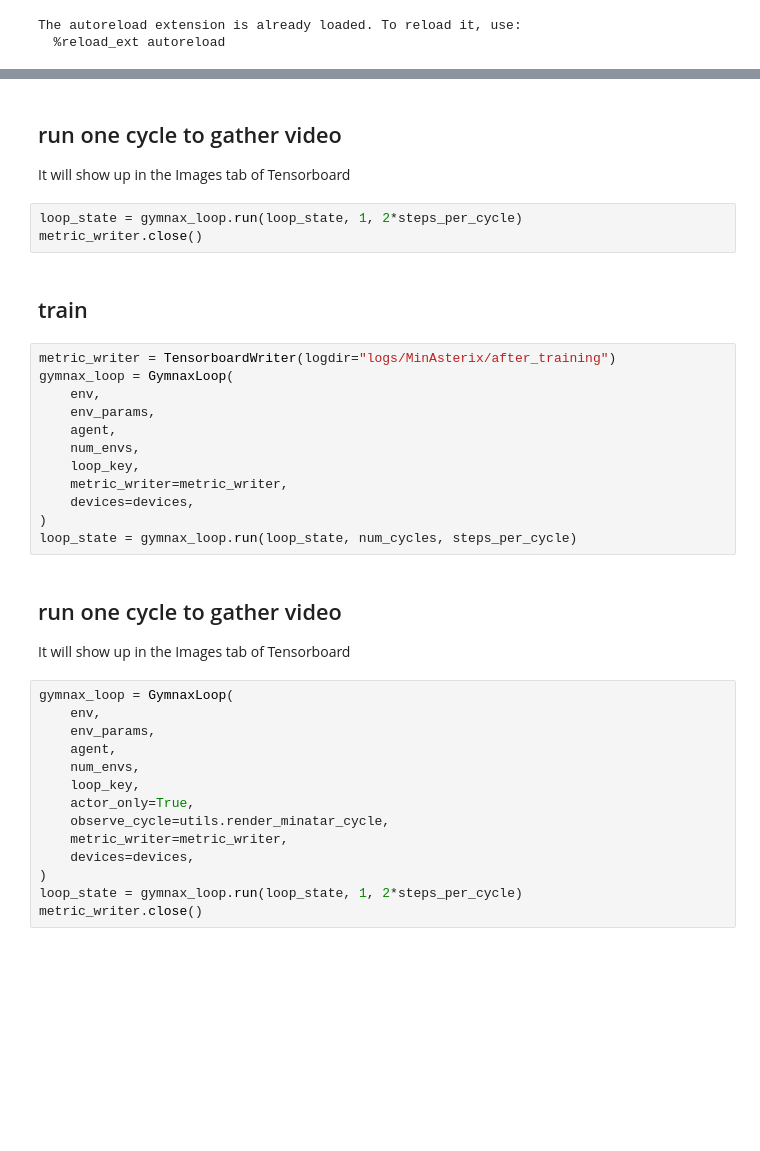
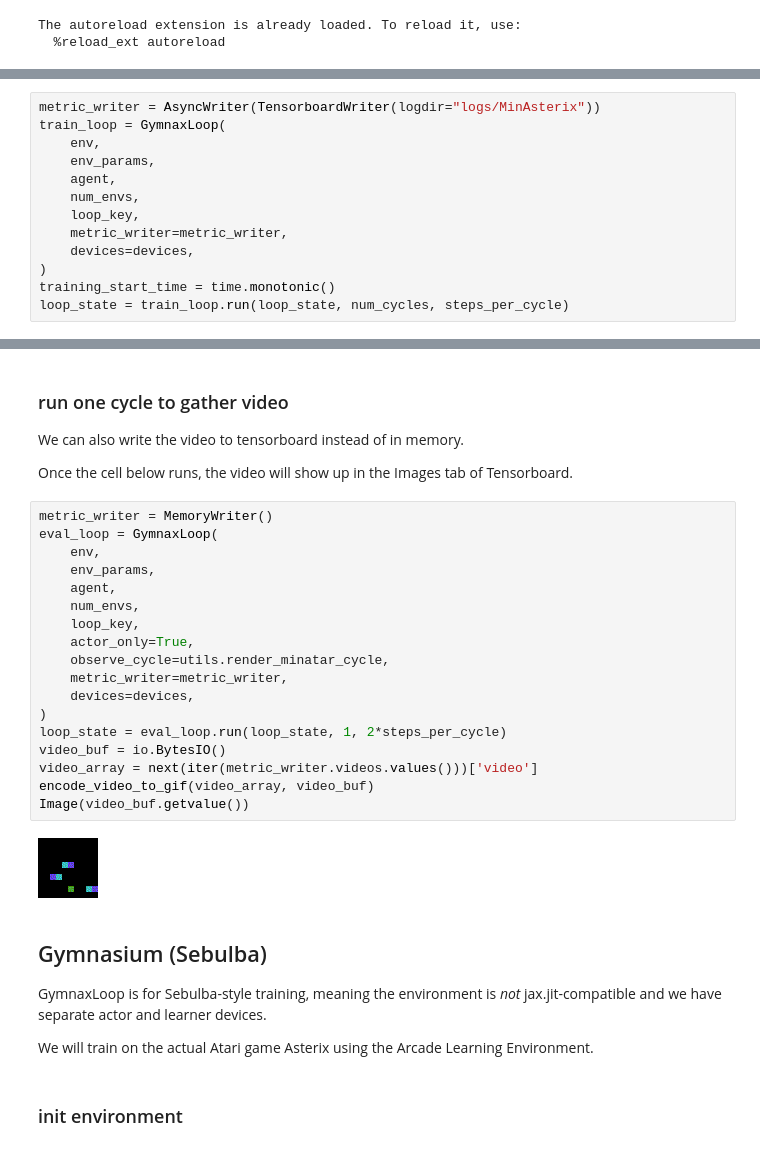
Before and after one commit to garymm/earl, a Jupyter notebook: earl/agents/r2d2/run_asterix.ipynb, the cells around one changed output, grey strips where cells are left out. Saved outputs shown, nothing was run; the diff lists cells and outputs as text; blank space fills up the shorter version.

```diff
--- a/earl/agents/r2d2/run_asterix.ipynb
+++ b/earl/agents/r2d2/run_asterix.ipynb
@@ -103 +132,14 @@ Reusing TensorBoard on port 6006 (pid 2661613), started 0:07:40 ago. (Use '!kill
 [interactive output not drawn]
+# %%
+metric_writer = AsyncWriter(TensorboardWriter(logdir="logs/MinAsterix"))
+train_loop = GymnaxLoop(
+    env,
+    env_params,
+    agent,
+    num_envs,
+    loop_key,
+    metric_writer=metric_writer,
+    devices=devices,
+)
+training_start_time = time.monotonic()
+loop_state = train_loop.run(loop_state, num_cycles, steps_per_cycle)
@@ -104,39 +158,34 @@ Reusing TensorBoard on port 6006 (pid 2661613), started 0:07:40 ago. (Use '!kill
 # %% [markdown]
-## run one cycle to gather video
+### run one cycle to gather video
 
-It will show up in the Images tab of Tensorboard
+We can also write the video to tensorboard instead of in memory.
+
+Once the cell below runs, the video will show up in the Images tab of Tensorboard.
-# %%
-loop_state = gymnax_loop.run(loop_state, 1, 2*steps_per_cycle)
-metric_writer.close()
-# %% [markdown]
-## train
 # %%
-metric_writer = TensorboardWriter(logdir="logs/MinAsterix/after_training")
-gymnax_loop = GymnaxLoop(
+metric_writer = MemoryWriter()
+eval_loop = GymnaxLoop(
     env,
     env_params,
     agent,
     num_envs,
     loop_key,
+    actor_only=True,
+    observe_cycle=utils.render_minatar_cycle,
     metric_writer=metric_writer,
     devices=devices,
 )
-loop_state = gymnax_loop.run(loop_state, num_cycles, steps_per_cycle)
+loop_state = eval_loop.run(loop_state, 1, 2*steps_per_cycle)
+video_buf = io.BytesIO()
+video_array = next(iter(metric_writer.videos.values()))['video']
+encode_video_to_gif(video_array, video_buf)
+Image(video_buf.getvalue())
+# %% [output]
+[figure, added]
-# %% [markdown]
-## run one cycle to gather video
-
-It will show up in the Images tab of Tensorboard
-# %%
-gymnax_loop = GymnaxLoop(
-    env,
-    env_params,
-    agent,
-    num_envs,
-    loop_key,
-    actor_only=True,
-    observe_cycle=utils.render_minatar_cycle,
-    metric_writer=metric_writer,
-    devices=devices,
-)
-loop_state = gymnax_loop.run(loop_state, 1, 2*steps_per_cycle)
-metric_writer.close()
+# %% [markdown]
+## Gymnasium (Sebulba)
+
+GymnaxLoop is for Sebulba-style training, meaning the environment is *not* jax.jit-compatible and we have separate actor and learner devices.
+
+We will train on the actual Atari game Asterix using the Arcade Learning Environment.
+# %% [markdown]
+### init environment
```
Also changed, not shown: parts of 15 cells of this notebook.
